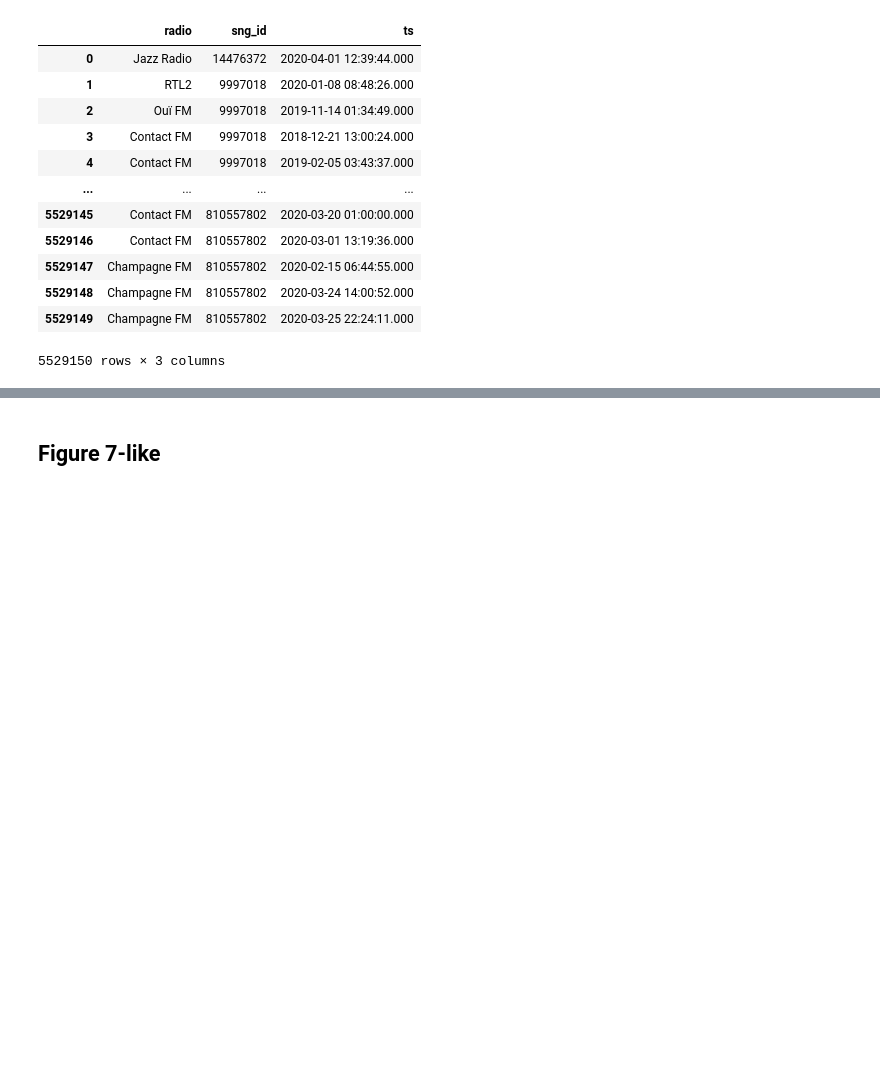
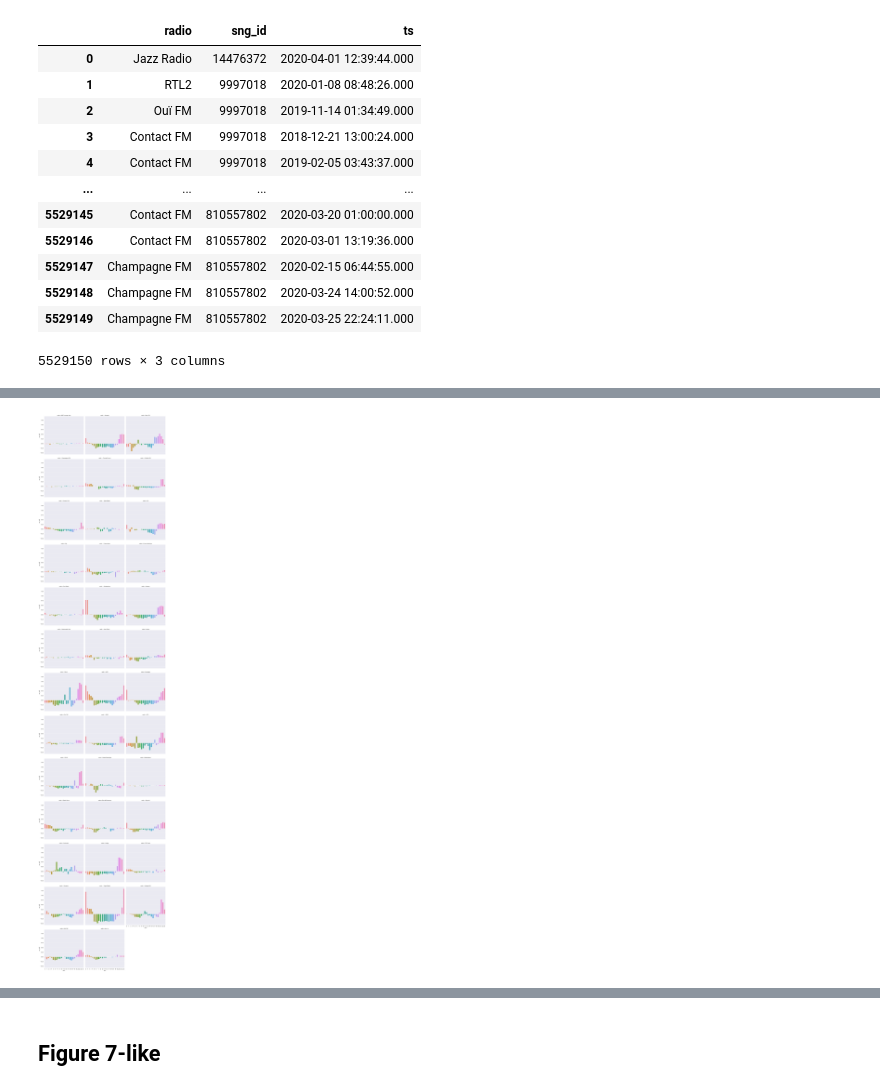
Before and after one commit to QuVil/cmb-recommendation, a Jupyter notebook: src/analysis/radio.ipynb, the cells around one changed output, grey strips where cells are left out. Drawn from its saved outputs; the diff is of its cells as text; code cells hidden in the pictures; blank space fills up the shorter version.

```diff
--- a/src/analysis/radio.ipynb
+++ b/src/analysis/radio.ipynb
@@ -247,0 +224,3 @@ sns.catplot(x="bin_nb", y="amount", data=radio_bins, kind="bar", hue="radio")
+# %%
+time_mu_diff = (sampled_data.groupby(["radio", "hour"]).mean()["bin_nb"] - sampled_data.groupby(["radio"]).mean()["bin_nb"]).reset_index()
+time_mu_diff
@@ -247,0 +241,5 @@ sns.catplot(x="bin_nb", y="amount", data=radio_bins, kind="bar", hue="radio")
+# %%
+ax = sns.catplot(x="hour", y="mu_diff", col="radio", col_wrap=3, kind="bar", data=time_mu_diff.rename(columns={"bin_nb": "mu_diff"}))
+plt.savefig("../../results/radio/hour_mu.pdf")
+# %% [output]
+[figure, added]
```
Also changed, not shown: parts of 17 cells of this notebook, 17 other files.
